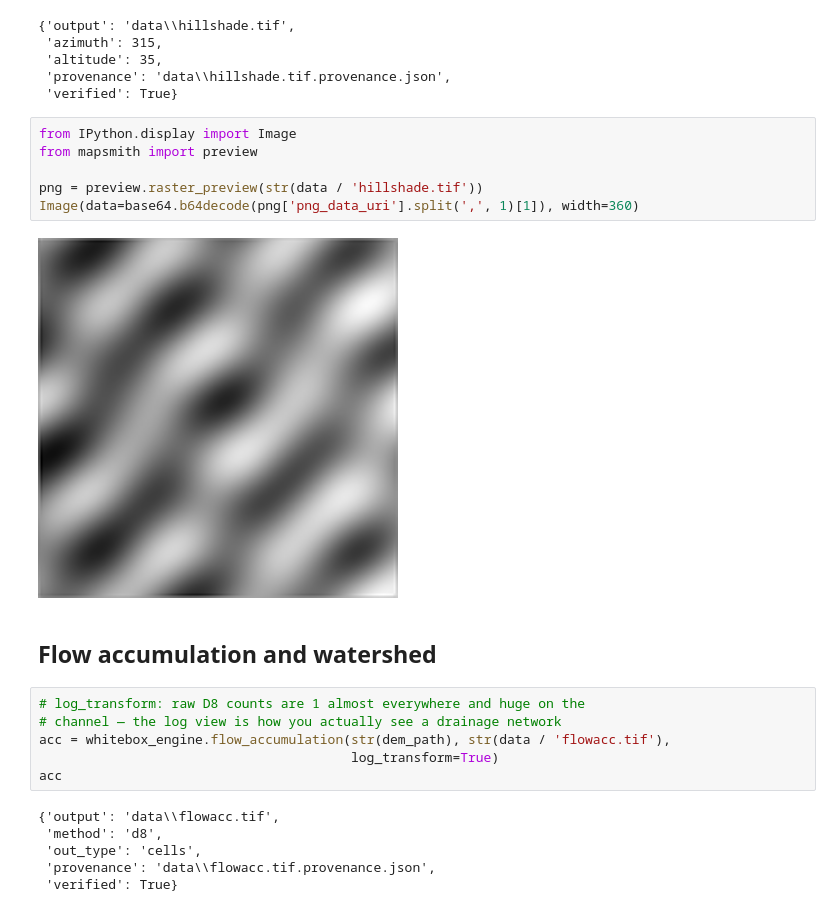
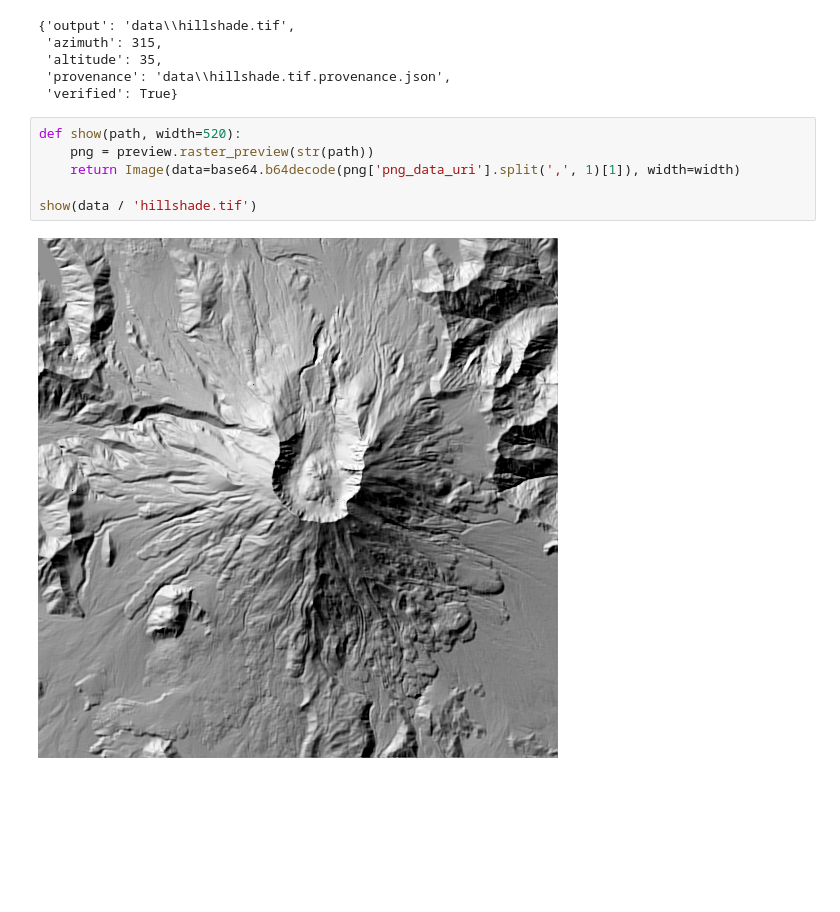
Before and after one commit to mapsmith-ai/MapSmith, a Jupyter notebook: examples/02_terrain_hydrology.ipynb, the cells around one changed output. Saved outputs shown, nothing was run; the diff lists cells and outputs as text; blank space fills up the shorter version.

```diff
--- a/examples/02_terrain_hydrology.ipynb
+++ b/examples/02_terrain_hydrology.ipynb
@@ -48,24 +54,10 @@ hs
  'provenance': 'data\\hillshade.tif.provenance.json',
  'verified': True}
 # %%
-from IPython.display import Image
-from mapsmith import preview
+def show(path, width=520):
+    png = preview.raster_preview(str(path))
+    return Image(data=base64.b64decode(png['png_data_uri'].split(',', 1)[1]), width=width)
 
-png = preview.raster_preview(str(data / 'hillshade.tif'))
-Image(data=base64.b64decode(png['png_data_uri'].split(',', 1)[1]), width=360)
+show(data / 'hillshade.tif')
 # %% [output]
-[figure, old version]
+[figure, new version]
-# %% [markdown]
-## Flow accumulation and watershed
-# %%
-# log_transform: raw D8 counts are 1 almost everywhere and huge on the
-# channel — the log view is how you actually see a drainage network
-acc = whitebox_engine.flow_accumulation(str(dem_path), str(data / 'flowacc.tif'),
-                                        log_transform=True)
-acc
-# %% [output]
-{'output': 'data\\flowacc.tif',
- 'method': 'd8',
- 'out_type': 'cells',
- 'provenance': 'data\\flowacc.tif.provenance.json',
- 'verified': True}
```
Also changed, not shown: parts of 19 cells of this notebook, 6 other files.
